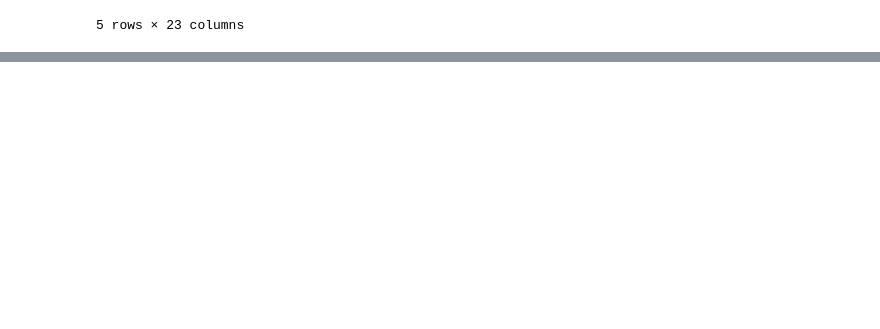
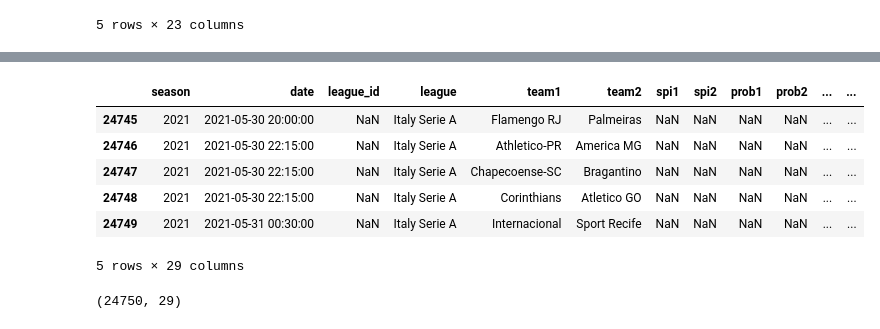
Before and after one commit to Teetee-lab/SoccerMatchBetting, a Jupyter notebook: Notebooks/DataCleaning.ipynb, the cells around one changed output, grey strips where cells are left out. Drawn from its saved outputs; the diff is of its cells as text; code cells hidden in the pictures; blank space fills up the shorter version.

```diff
--- a/Notebooks/DataCleaning.ipynb
+++ b/Notebooks/DataCleaning.ipynb
@@ -466,0 +624,14 @@ spi_data_df.to_csv('spi_data_df.csv')
+# %%
+soccer_matches_df.tail()
+# %% [output]
+|  | season | date | league_id | league | team1 | team2 | spi1 | spi2 | prob1 | prob2 | ... | ... |
+| 24745 | 2021 | 2021-05-30 20:00:00 | NaN | Italy Serie A | Flamengo RJ | Palmeiras | NaN | NaN | NaN | NaN | ... | ... |
+| 24746 | 2021 | 2021-05-30 22:15:00 | NaN | Italy Serie A | Athletico-PR | America MG | NaN | NaN | NaN | NaN | ... | ... |
+| 24747 | 2021 | 2021-05-30 22:15:00 | NaN | Italy Serie A | Chapecoense-SC | Bragantino | NaN | NaN | NaN | NaN | ... | ... |
+| 24748 | 2021 | 2021-05-30 22:15:00 | NaN | Italy Serie A | Corinthians | Atletico GO | NaN | NaN | NaN | NaN | ... | ... |
+| 24749 | 2021 | 2021-05-31 00:30:00 | NaN | Italy Serie A | Internacional | Sport Recife | NaN | NaN | NaN | NaN | ... | ... |
+5 rows × 29 columns
+# %%
+soccer_matches_df.shape
+# %% [output]
+(24750, 29)
```
Also changed, not shown: parts of 46 cells of this notebook.
